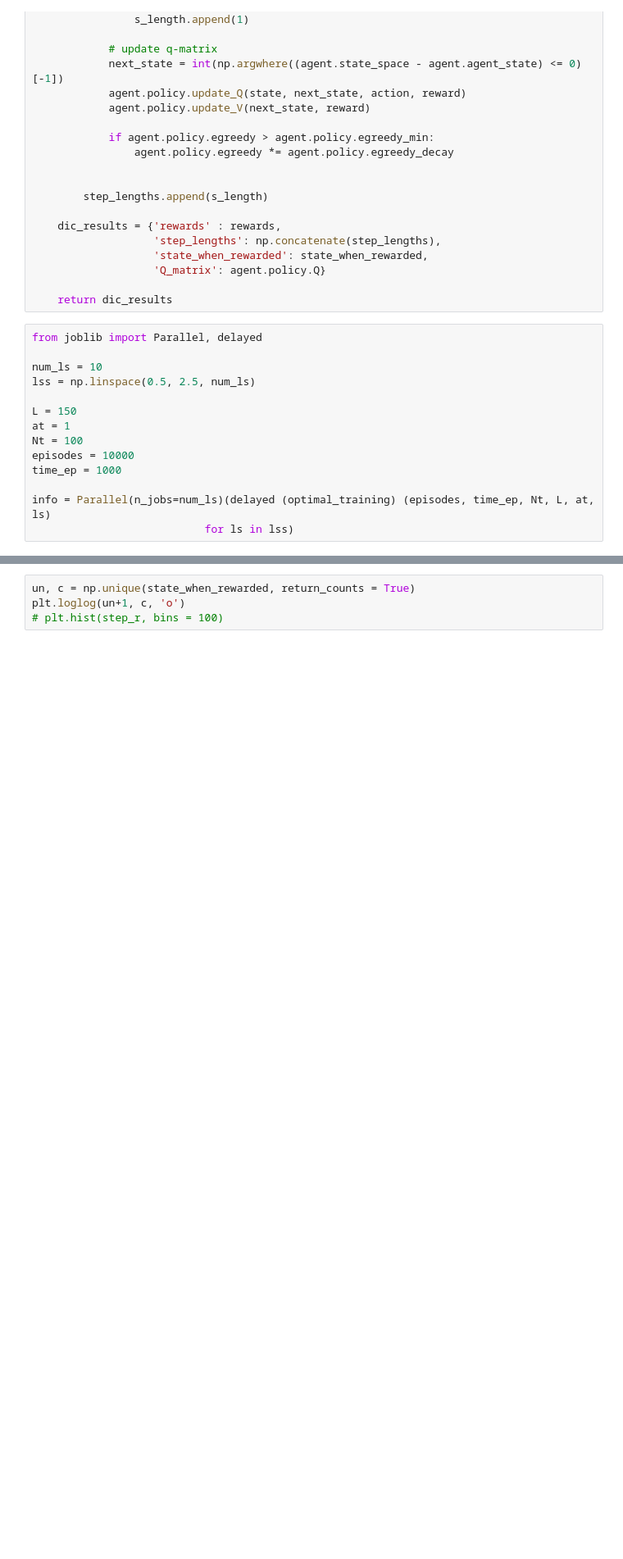
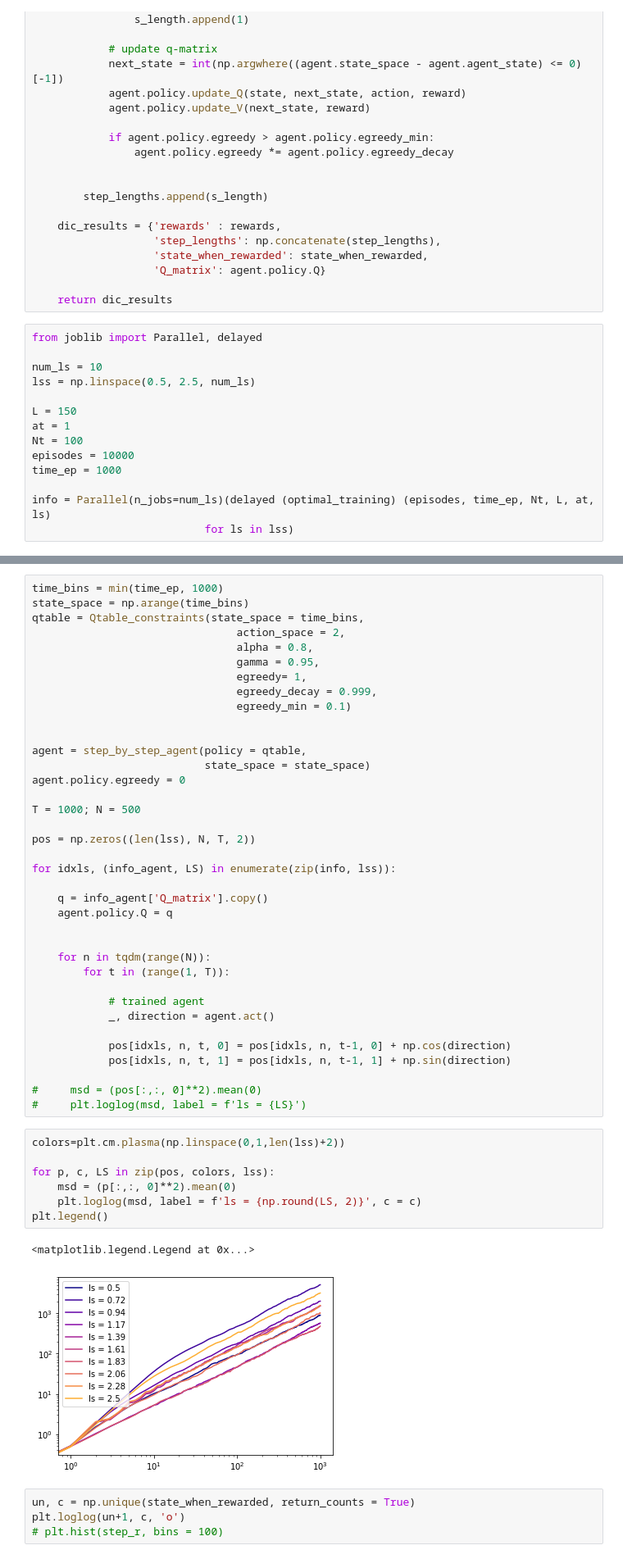
Before and after one commit to gorkamunoz/rl_opts, a Jupyter notebook: nbs/single_RL_walker.ipynb, the cells around one changed output, grey strips where cells are left out. Shown at 82% size. Drawn from its saved outputs; the diff is of its cells as text; blank space fills up the shorter version.

```diff
--- a/nbs/single_RL_walker.ipynb
+++ b/nbs/single_RL_walker.ipynb
@@ -378,3 +386,50 @@ ax[1].plot(lss, late_rew/max(late_rew))
+# %%
+time_bins = min(time_ep, 1000)
+state_space = np.arange(time_bins)
+qtable = Qtable_constraints(state_space = time_bins,
+                                action_space = 2,
+                                alpha = 0.8,
+                                gamma = 0.95,
+                                egreedy= 1,
+                                egreedy_decay = 0.999,
+                                egreedy_min = 0.1)
+
+
+agent = step_by_step_agent(policy = qtable,
+                           state_space = state_space)
+agent.policy.egreedy = 0
+
+T = 1000; N = 500
+
+pos = np.zeros((len(lss), N, T, 2))
+
+for idxls, (info_agent, LS) in enumerate(zip(info, lss)):
+
+    q = info_agent['Q_matrix'].copy()
+    agent.policy.Q = q
+
+
+    for n in tqdm(range(N)):
+        for t in (range(1, T)):
+
+            # trained agent
+            _, direction = agent.act()
+
+            pos[idxls, n, t, 0] = pos[idxls, n, t-1, 0] + np.cos(direction)
+            pos[idxls, n, t, 1] = pos[idxls, n, t-1, 1] + np.sin(direction)
+
+#     msd = (pos[:,:, 0]**2).mean(0)
+#     plt.loglog(msd, label = f'ls = {LS}')
+# %%
+colors=plt.cm.plasma(np.linspace(0,1,len(lss)+2))
+
+for p, c, LS in zip(pos, colors, lss):
+    msd = (p[:,:, 0]**2).mean(0)
+    plt.loglog(msd, label = f'ls = {np.round(LS, 2)}', c = c)
+plt.legend()
+# %% [output]
+<matplotlib.legend.Legend at 0x...>
+[figure, added]
 # %%
 un, c = np.unique(state_when_rewarded, return_counts = True)
 plt.loglog(un+1, c, 'o')
```
Also changed, not shown: parts of 2 cells of this notebook, 1 other file.
